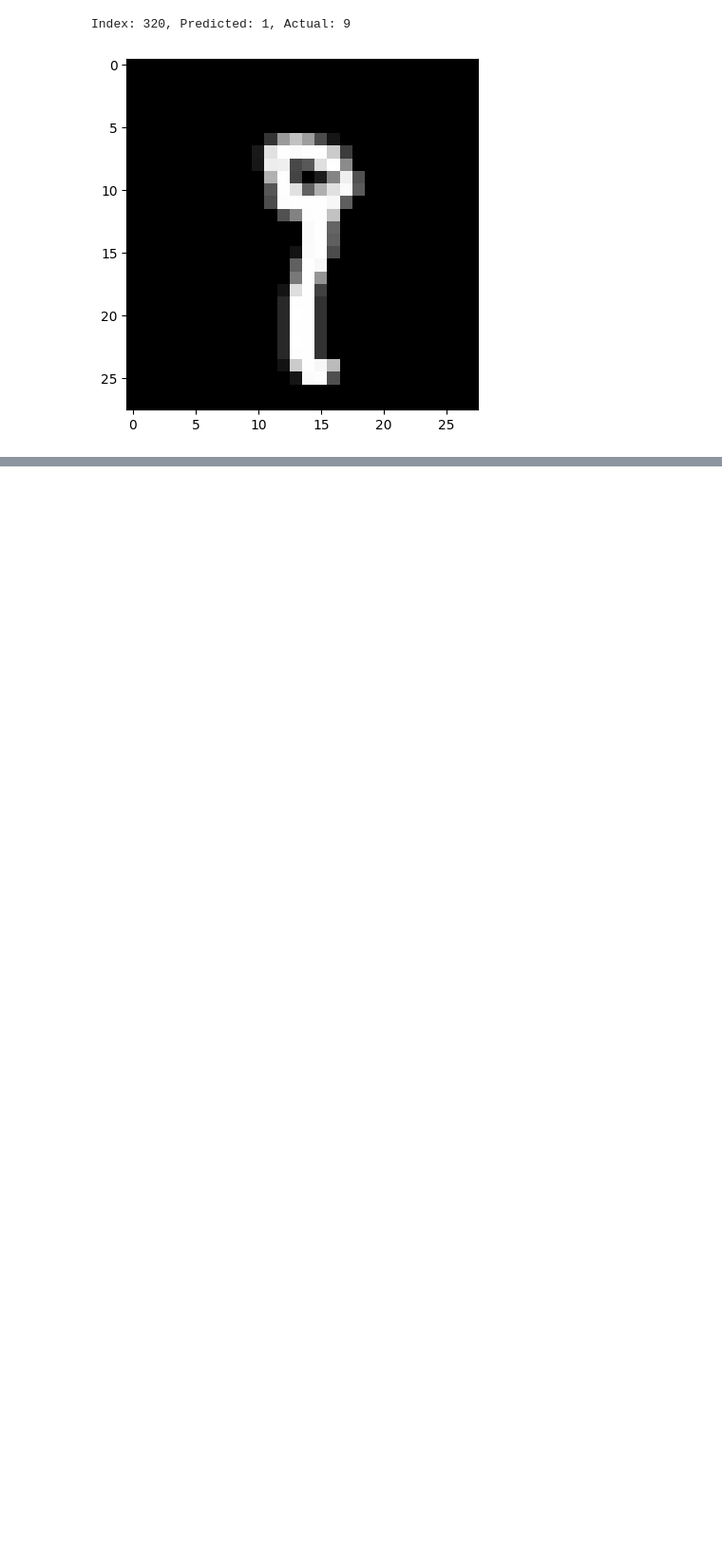
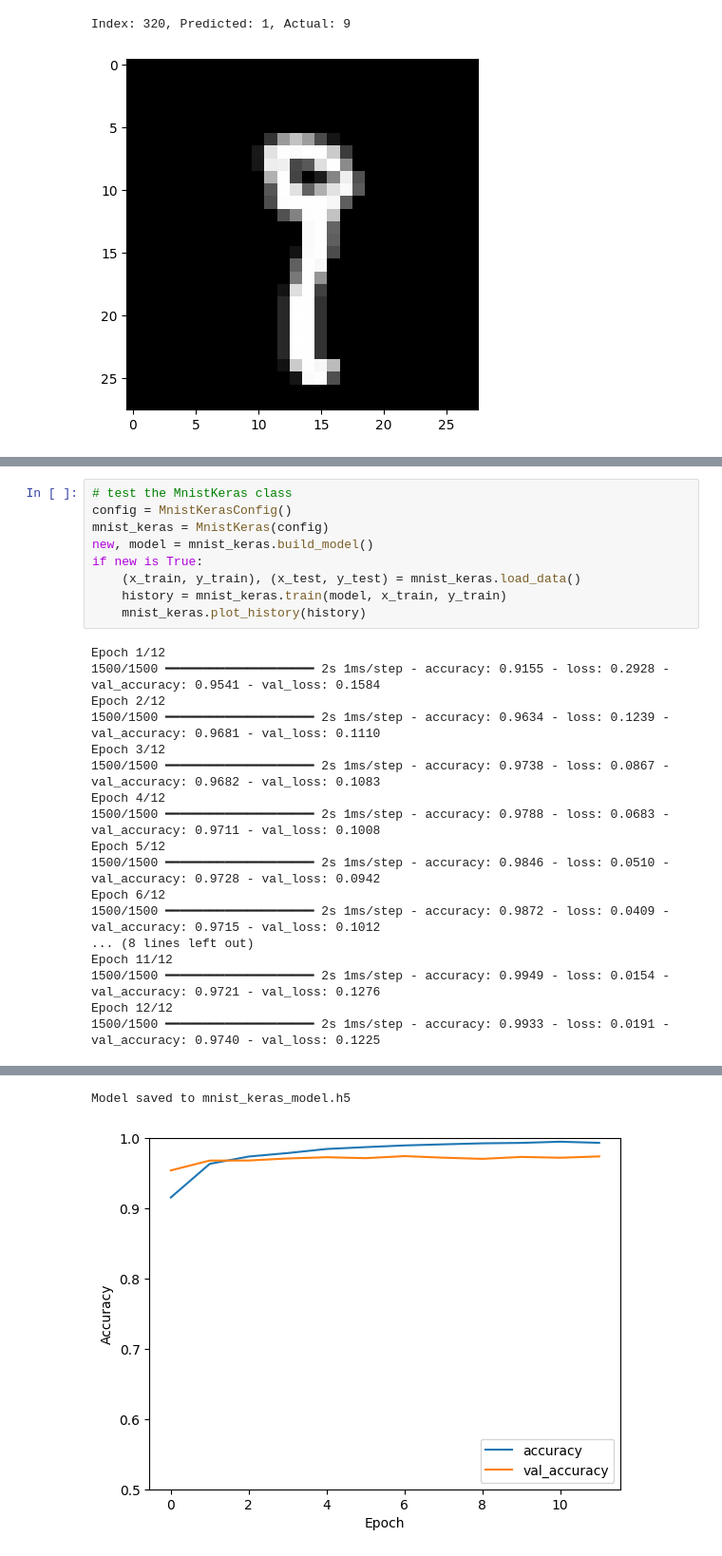
Before and after one commit to jrkwon/ece5831-2025-code, a Jupyter notebook: 08/module8.ipynb, the cells around one changed output, grey strips where cells are left out. Shown at 95% size. Drawn from its saved outputs; the diff is of its cells as text; blank space fills up the shorter version.

Commit message:
MnistKeras class added

```diff
--- a/08/module8.ipynb
+++ b/08/module8.ipynb
@@ -212,0 +286,27 @@ Index: 320, Predicted: 1, Actual: 9
+# %%
+# test the MnistKeras class
+config = MnistKerasConfig()
+mnist_keras = MnistKeras(config)
+new, model = mnist_keras.build_model()
+if new is True:
+    (x_train, y_train), (x_test, y_test) = mnist_keras.load_data()
+    history = mnist_keras.train(model, x_train, y_train)
+    mnist_keras.plot_history(history)
+# %% [output]
+Epoch 1/12
+1500/1500 ━━━━━━━━━━━━━━━━━━━━ 2s 1ms/step - accuracy: 0.9155 - loss: 0.2928 - val_accuracy: 0.9541 - val_loss: 0.1584
+Epoch 2/12
+1500/1500 ━━━━━━━━━━━━━━━━━━━━ 2s 1ms/step - accuracy: 0.9634 - loss: 0.1239 - val_accuracy: 0.9681 - val_loss: 0.1110
+Epoch 3/12
+1500/1500 ━━━━━━━━━━━━━━━━━━━━ 2s 1ms/step - accuracy: 0.9738 - loss: 0.0867 - val_accuracy: 0.9682 - val_loss: 0.1083
+Epoch 4/12
+1500/1500 ━━━━━━━━━━━━━━━━━━━━ 2s 1ms/step - accuracy: 0.9788 - loss: 0.0683 - val_accuracy: 0.9711 - val_loss: 0.1008
+Epoch 5/12
+1500/1500 ━━━━━━━━━━━━━━━━━━━━ 2s 1ms/step - accuracy: 0.9846 - loss: 0.0510 - val_accuracy: 0.9728 - val_loss: 0.0942
+Epoch 6/12
+1500/1500 ━━━━━━━━━━━━━━━━━━━━ 2s 1ms/step - accuracy: 0.9872 - loss: 0.0409 - val_accuracy: 0.9715 - val_loss: 0.1012
+... (8 lines left out)
+Epoch 11/12
+1500/1500 ━━━━━━━━━━━━━━━━━━━━ 2s 1ms/step - accuracy: 0.9949 - loss: 0.0154 - val_accuracy: 0.9721 - val_loss: 0.1276
+Epoch 12/12
+1500/1500 ━━━━━━━━━━━━━━━━━━━━ 2s 1ms/step - accuracy: 0.9933 - loss: 0.0191 - val_accuracy: 0.9740 - val_loss: 0.1225
@@ -212,0 +314,2 @@ Index: 320, Predicted: 1, Actual: 9
+Model saved to mnist_keras_model.h5
+[figure, added]
```
Also changed, not shown: parts of 9 cells of this notebook, 1 other file.
